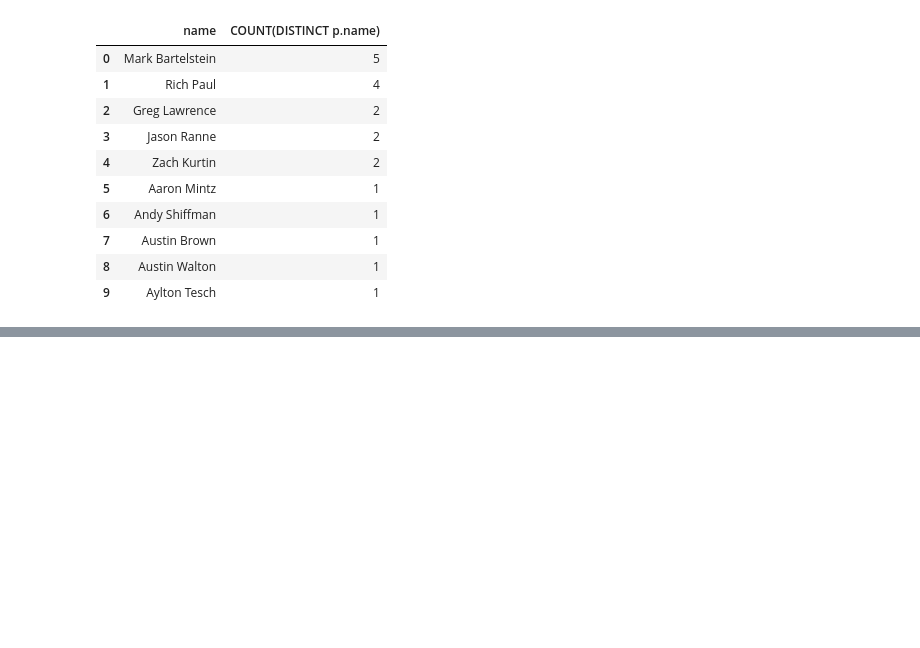
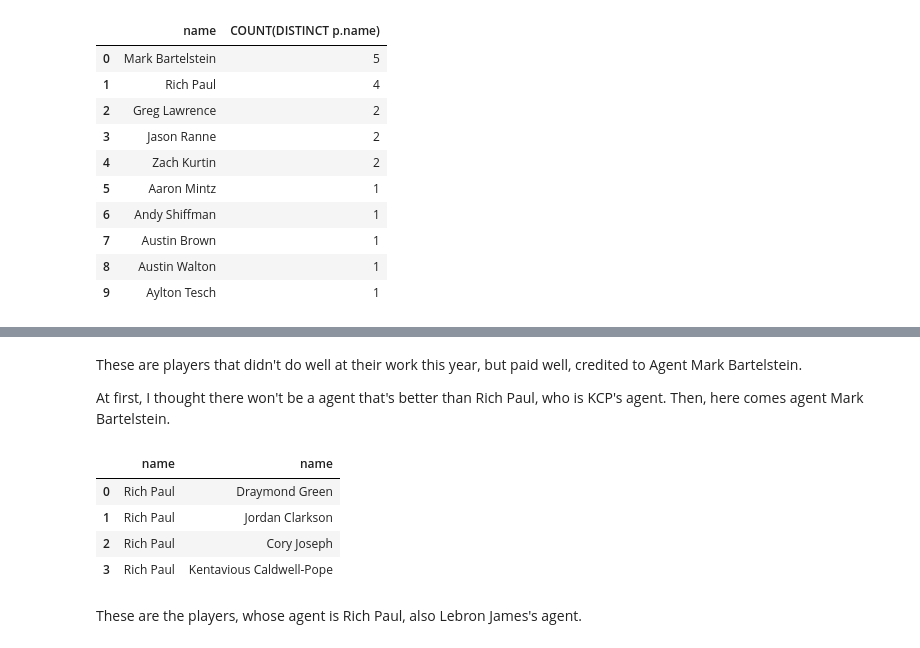
Before and after one commit to my9143434/NBA_salary_static, a Jupyter notebook: yiting_lin.ipynb, the cells around one changed output, grey strips where cells are left out. Cells and saved outputs as stored; diff of their text form; code cells hidden in the pictures; blank space fills up the shorter version.

```diff
--- a/yiting_lin.ipynb
+++ b/yiting_lin.ipynb
@@ -174,0 +187,15 @@ Besides, KCP's agent is Rich Paul, who is the top 2 agent in the table.
+# %% [markdown]
+These are players that didn't do well at their work this year, but paid well, credited to Agent Mark Bartelstein.
+
+At first, I thought there won't be a agent that's better than Rich Paul, who is KCP's agent. Then, here comes agent Mark Bartelstein.
+# %%
+df = pd.read_sql_query("SELECT a.name, p.name FROM Players as p JOIN Agents as a WHERE a.name = 'Rich Paul' AND p.games_played > 19 AND a.id = p.agents_id AND salary > (6.998587e+06) AND p.efficiency < 11.91362  ORDER BY a.name ", db_control)
+df.head(5)
+# %% [output]
+|  | name | name |
+| 0 | Rich Paul | Draymond Green |
+| 1 | Rich Paul | Jordan Clarkson |
+| 2 | Rich Paul | Cory Joseph |
+| 3 | Rich Paul | Kentavious Caldwell-Pope |
+# %% [markdown]
+These are the players, whose agent is Rich Paul, also Lebron James's agent.
```
Also changed, not shown: parts of 2 cells of this notebook.
